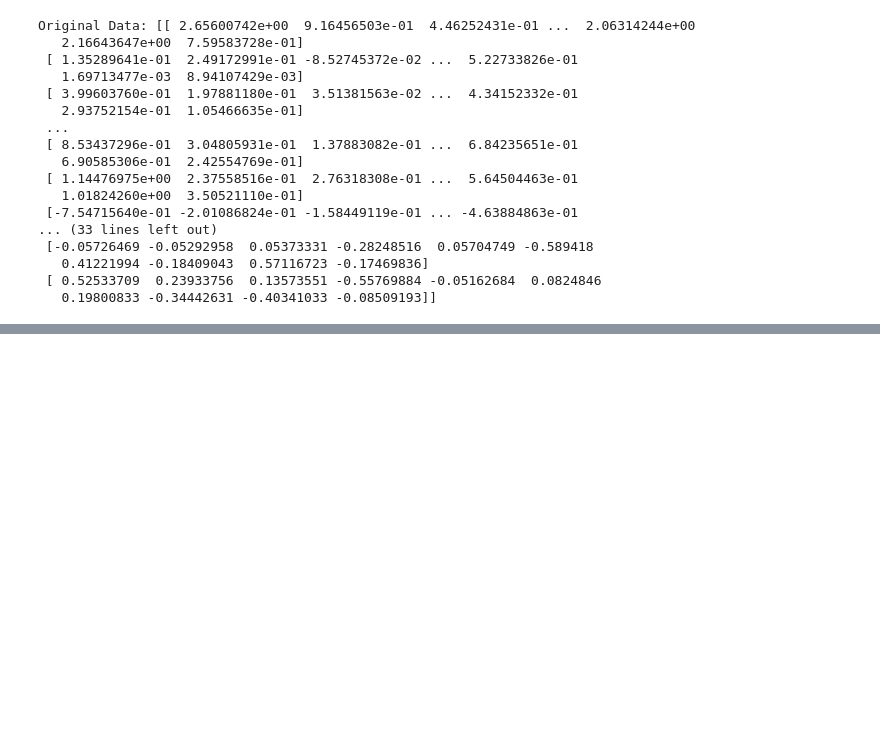
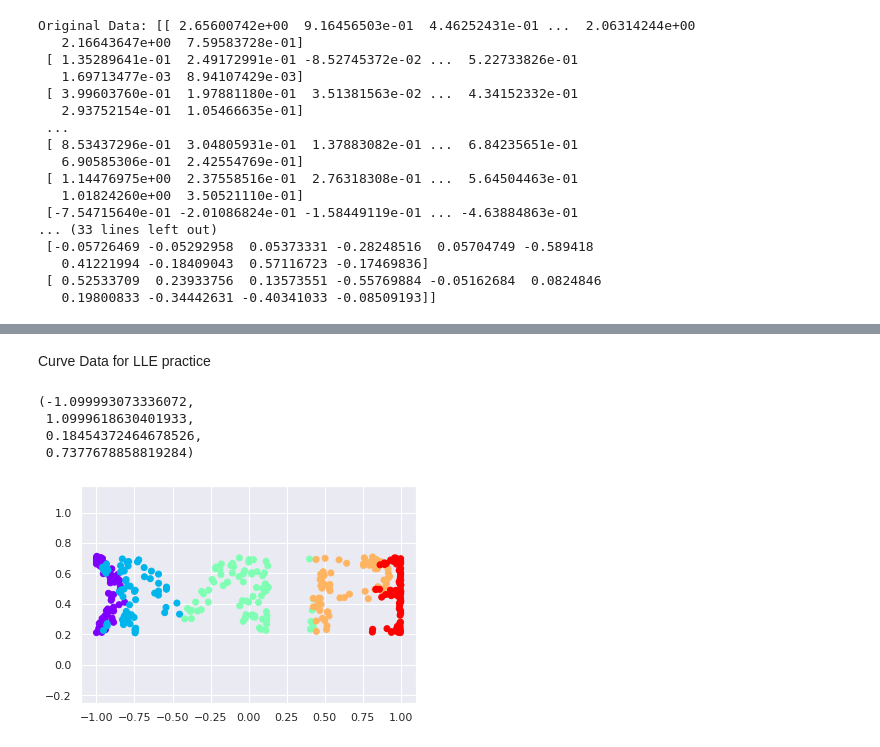
Before and after one commit to AbrahamKong/CMPE256-Dimensionality_Reduction_Assignment, a Jupyter notebook: CMPE_256_Dimensionality_Reduction_Assignment.ipynb, the cells around one changed output, grey strips where cells are left out. Saved outputs shown, nothing was run; the diff lists cells and outputs as text; code cells hidden in the pictures; blank space fills up the shorter version.

```diff
--- a/CMPE_256_Dimensionality_Reduction_Assignment.ipynb
+++ b/CMPE_256_Dimensionality_Reduction_Assignment.ipynb
@@ -81,0 +156,13 @@ Original Data: [[ 2.65600742e+00  9.16456503e-01  4.46252431e-01 ...  2.06314244
+# %% [markdown]
+Curve Data for LLE practice
+# %%
+imgData_curve = curve_img(imgData)
+
+plt.scatter(imgData_curve[:, 0], imgData_curve[:, 1], **colorize)
+plt.axis('equal')
+# %% [output]
+(-1.099993073336072,
+ 1.0999618630401933,
+ 0.18454372464678526,
+ 0.7377678858819284)
+[figure, added]
```
Also changed, not shown: parts of 15 cells of this notebook.
